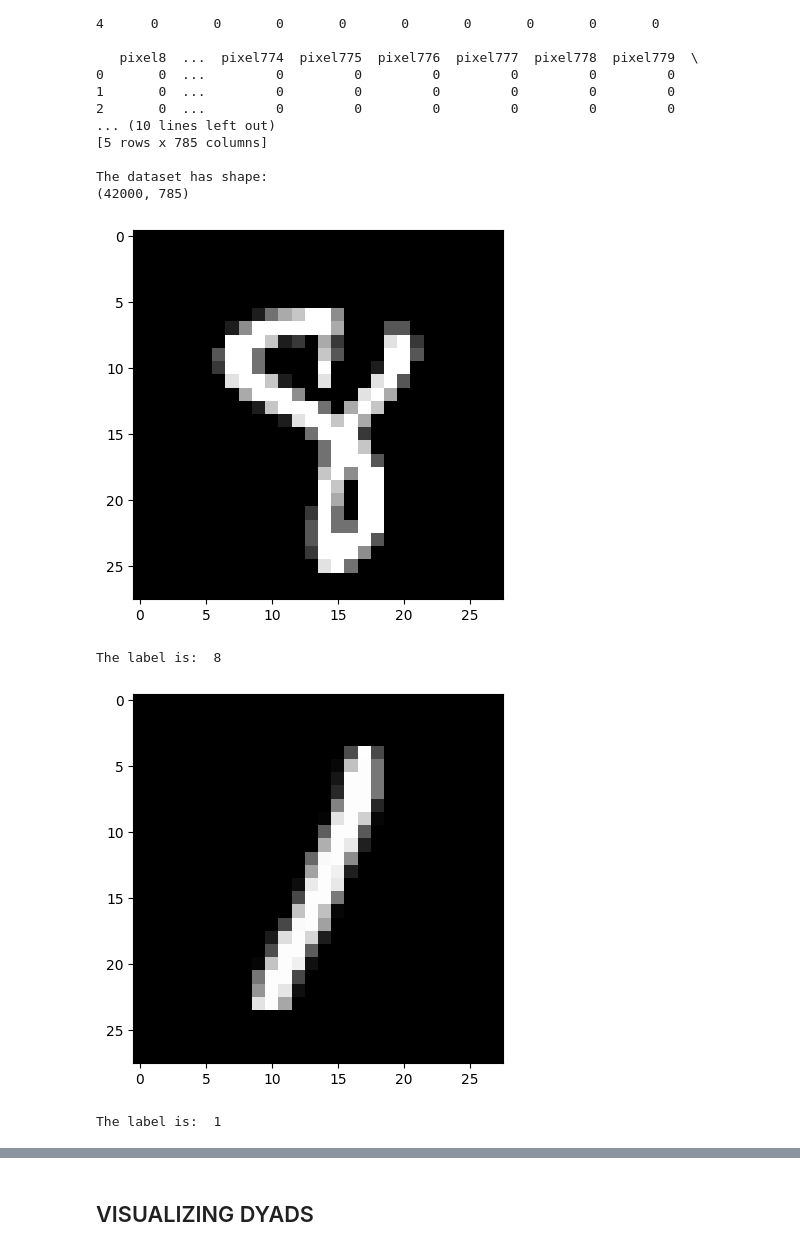
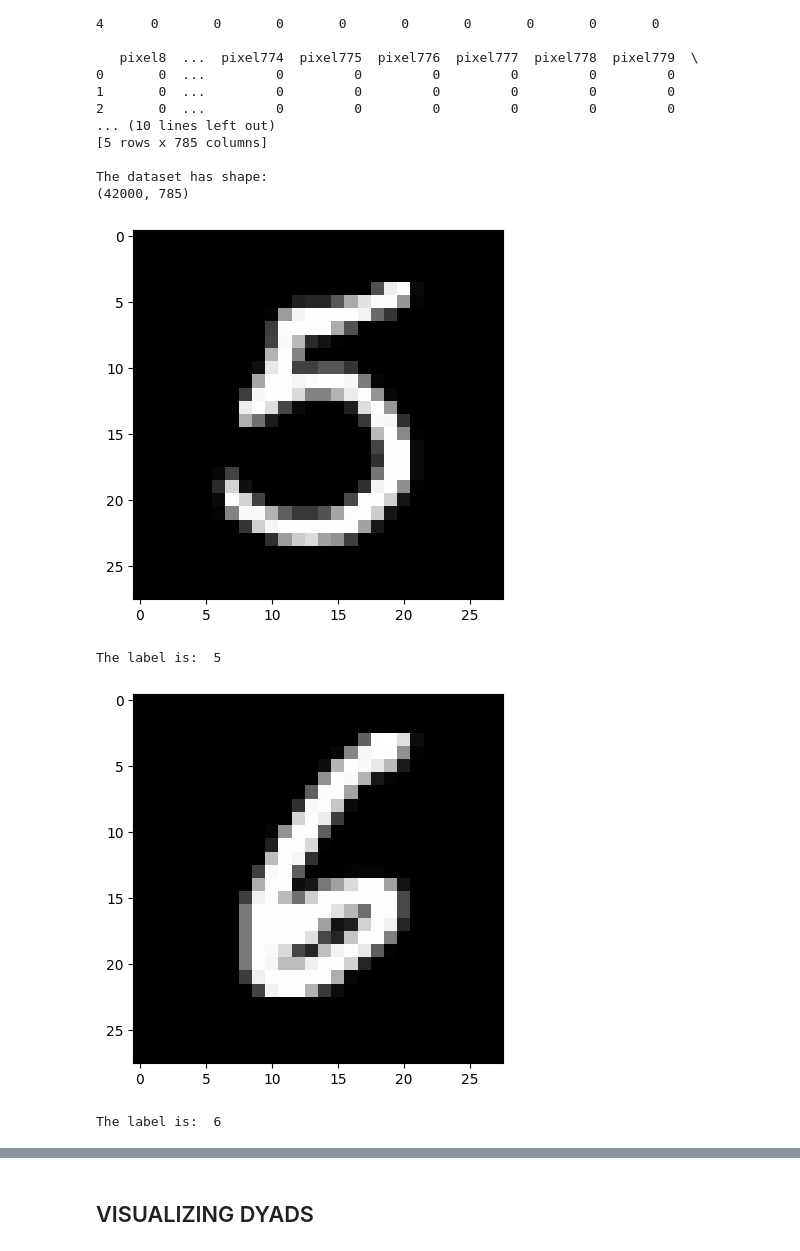
Before and after one commit to MrCr4ft/SMM-Homeworks, a Jupyter notebook: Homework_2/Homework-2.ipynb, the cells around one changed output, grey strips where cells are left out. Cells and saved outputs as stored; diff of their text form; code cells hidden in the pictures.

```diff
--- a/Homework_2/Homework-2.ipynb
+++ b/Homework_2/Homework-2.ipynb
@@ -53,7 +51,7 @@ The dataset has shape:
 X = full_dataset.values[:,1:]
 y = full_dataset.values[:,0]
 
-CHOSEN_LABELS = [1, 7, 9, 8, 0]
+CHOSEN_LABELS = [1, 4, 5, 6]
 CHOSEN_INDEXES = np.where(np.isin(y, CHOSEN_LABELS))[0]
 X = X[CHOSEN_INDEXES, :]
 y = y[CHOSEN_INDEXES]
@@ -64,13 +62,16 @@ np.random.shuffle(shuffled_indexes)
 X_train, y_train = X[shuffled_indexes[:N_TRAIN], :], y[shuffled_indexes[:N_TRAIN]]
 X_test, y_test = X[shuffled_indexes[N_TRAIN:], :], y[shuffled_indexes[N_TRAIN:]]
 # %%
-visualizeDigitWithLabel(X_train[449,:], y_train[449])
-visualizeDigitWithLabel(X_test[449,:], y_test[449])
+rndidx_train = np.random.randint(0, X_train.shape[0])
+rndidx_test = np.random.randint(0, X_test.shape[0])
+
+visualizeDigitWithLabel(X_train[rndidx_train,:], y_train[rndidx_train])
+visualizeDigitWithLabel(X_test[rndidx_test,:], y_test[rndidx_test])
 # %% [output]
-[figure, old version]
+[figure, new version]
-The label is:  8
+The label is:  5
-[figure, old version]
+[figure, new version]
-The label is:  1
+The label is:  6
 # %%
 def pca(X: np.ndarray, k: int = 2) -> typing.Tuple[np.ndarray, np.ndarray, np.ndarray]:
     standardized_X = X.copy()
```
Also changed, not shown: parts of 13 cells of this notebook.
